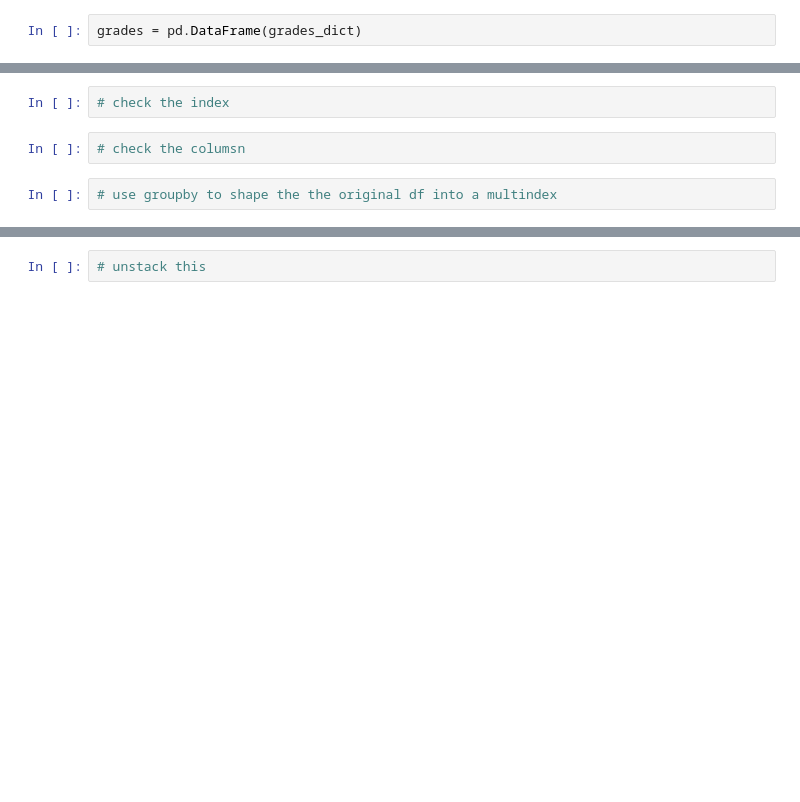
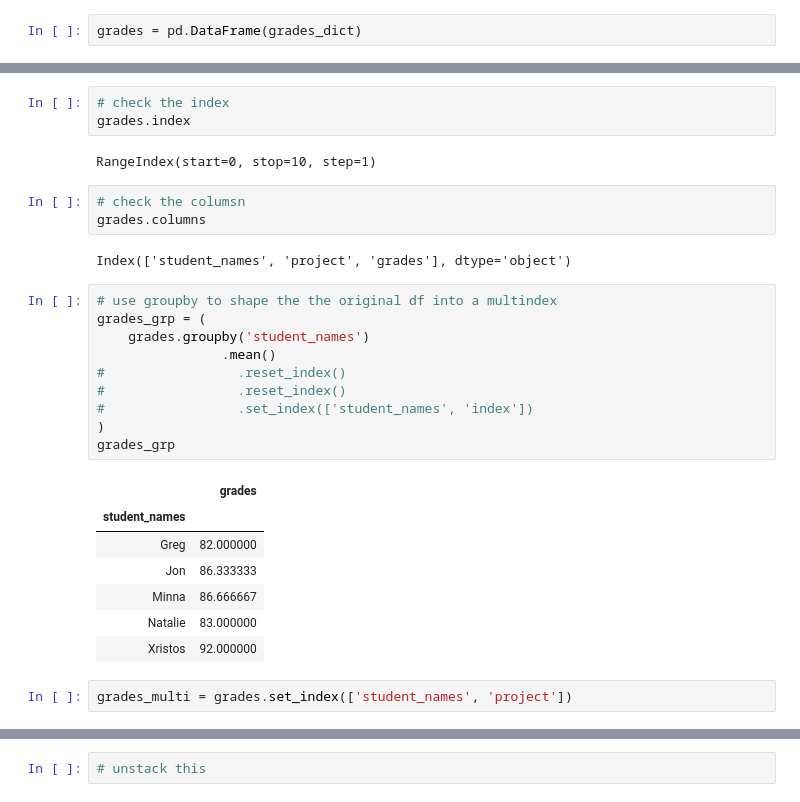
Before and after one commit to trevohearn/nyc-mhtn-ds-010620-lectures, a Jupyter notebook: week_2/day_4_more_pandas/PandasIII_livecode.ipynb, the cells around one changed output, grey strips where cells are left out. Saved outputs shown, nothing was run; the diff lists cells and outputs as text; blank space fills up the shorter version.

```diff
--- a/week_2/day_4_more_pandas/PandasIII_livecode.ipynb
+++ b/week_2/day_4_more_pandas/PandasIII_livecode.ipynb
@@ -31,6 +43,30 @@ grades
 # %%
 # check the index
+grades.index
+# %% [output]
+RangeIndex(start=0, stop=10, step=1)
 # %%
 # check the columsn
+grades.columns
+# %% [output]
+Index(['student_names', 'project', 'grades'], dtype='object')
 # %%
 # use groupby to shape the the original df into a multindex
+grades_grp = (
+    grades.groupby('student_names')
+                .mean()
+#                 .reset_index()
+#                 .reset_index()
+#                 .set_index(['student_names', 'index'])
+)
+grades_grp
+# %% [output]
+|  | grades |
+| student_names |  |
+| Greg | 82.000000 |
+| Jon | 86.333333 |
+| Minna | 86.666667 |
+| Natalie | 83.000000 |
+| Xristos | 92.000000 |
+# %%
+grades_multi = grades.set_index(['student_names', 'project'])
```
Also changed, not shown: parts of 5 cells of this notebook, 1 other file.
